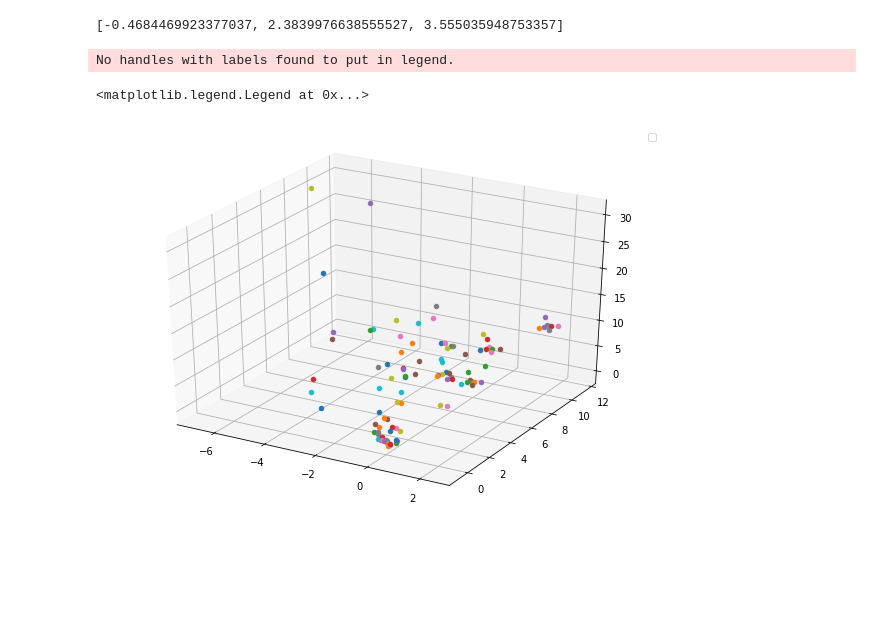
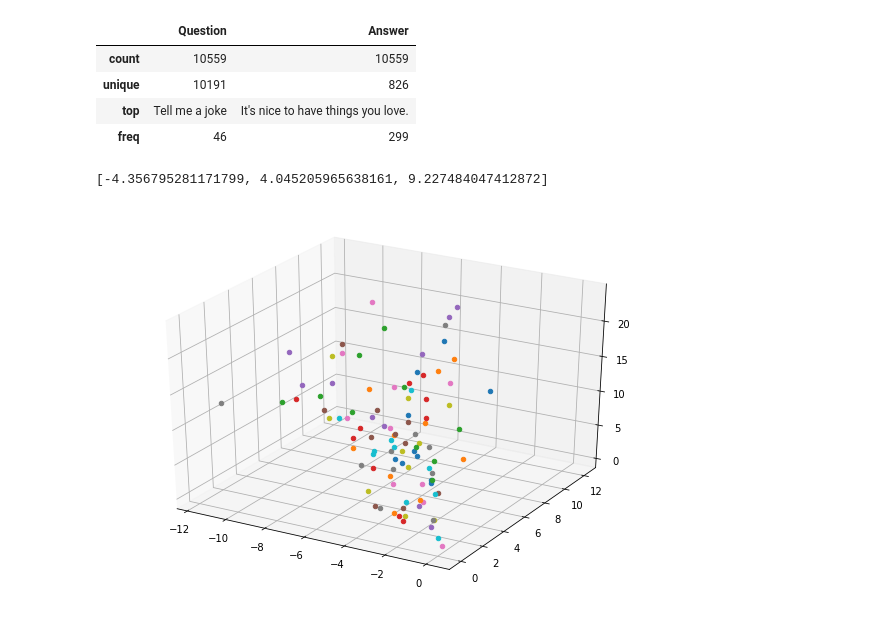
Before and after one commit to xuewenguo0330/Chatbot_IAS, a Jupyter notebook: word2vec.ipynb, the cells around one changed output. Cells and saved outputs as stored; diff of their text form; code cells hidden in the pictures; blank space fills up the shorter version.

Commit message:
dataset debug+ shuffle+ split ponctuation

```diff
--- a/word2vec.ipynb
+++ b/word2vec.ipynb
@@ -6,6 +6,14 @@ from sklearn.decomposition import PCA
 from collections import Counter
 import pandas as pd
 from mpl_toolkits import mplot3d
+# %%
+def sep_ponct(my_str, rule = r"([.,?!])"):
+    """separer les mots avec les char de ponctuation"""
+    #print(my_str)
+    sp0 = re.split(rule, my_str)
+    sp1 = [data.strip() for data in sp0]
+    res = [data for data in sp1 if (data != '') ]
+    return res
 # %%
 data=pd.read_csv('data.tsv',sep='\t')
 dataQ=data.Question
@@ -13,6 +21,11 @@ Q=[]
 Q2W=[]# liste de mots pour chaque phrase
 for i in range(len(dataQ)):
     Q.append(dataQ[i])
-for each in Q:
-    Q2W.append(each.split(" "))
+
+for each in Q: #type(each) == str
+    #print(type(each),each)
+    each_list = sep_ponct(each)
+    remisEsp = ' '.join(each_list)
+    #print(remisEsp.split(" "),'\n')
+    Q2W.append(remisEsp.split(" "))
 #print(Q2W)
@@ -21,3 +32,11 @@ for each in Q:
+# %%
+data.describe()
+# %% [output]
+|  | Question | Answer |
+| count | 10559 | 10559 |
+| unique | 10191 | 826 |
+| top | Tell me a joke | It's nice to have things you love. |
+| freq | 46 | 299 |
 # %%
 import gensim, logging
 # %%
@@ -35,18 +54,17 @@ for i in range (N):
     V.append(list(s))
 print(V[1])
 # %% [output]
-[-0.4684469923377037, 2.3839976638555527, 3.555035948753357]
+[-4.356795281171799, 4.045205965638161, 9.227484047412872]
 # %%
 from mpl_toolkits import mplot3d
 import numpy as np
 import matplotlib.pyplot as plt
 fig = plt.figure(figsize = (10, 7))
 ax = plt.axes(projection ="3d")
 for i in range(100):
     #ax.scatter3D(V[i][0],V[i][1],V[i][2],label=Q2W[i])
     ax.scatter3D(V[i][0],V[i][1],V[i][2])
-plt.legend()
+
+#plt.legend()
 # %% [output]
-No handles with labels found to put in legend.
-<matplotlib.legend.Legend at 0x...>
-[figure, old version]
+[figure, new version]
```
Also changed, not shown: parts of 1 cell of this notebook, 1 other file.
